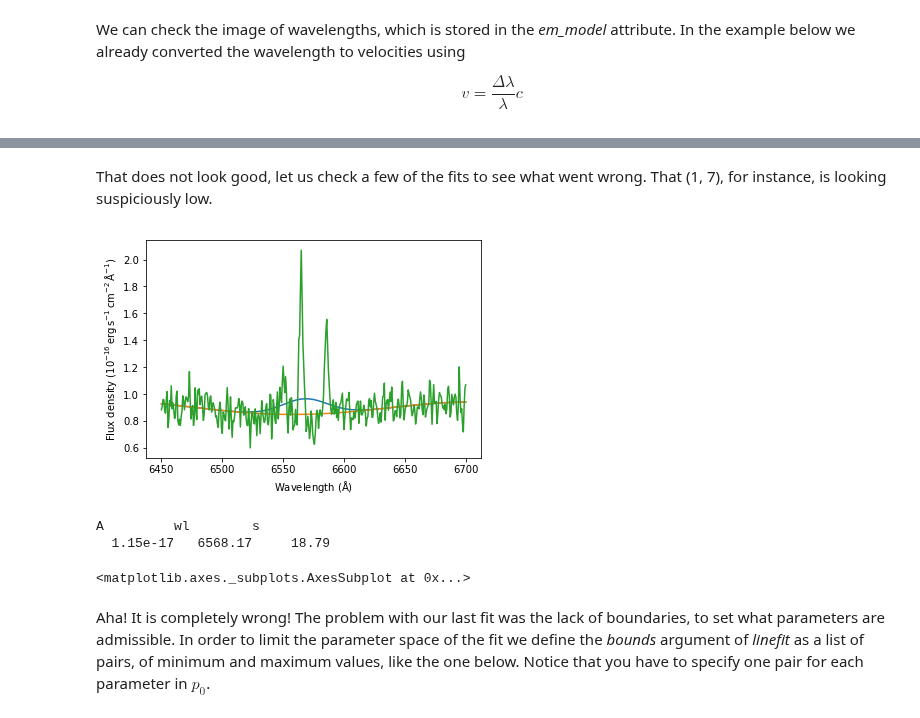
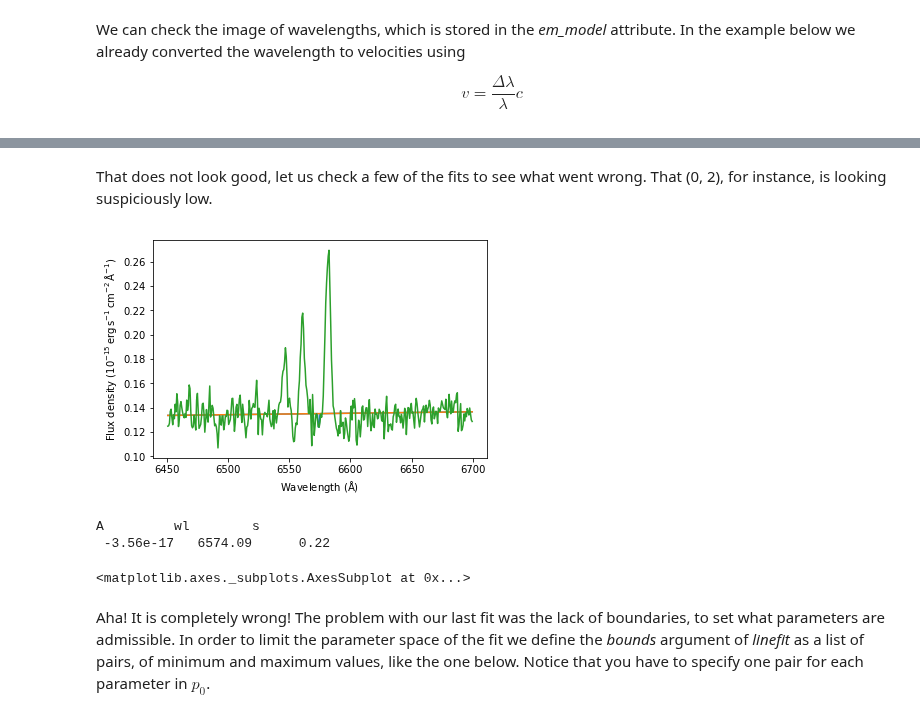
Before and after one commit to danielrd6/ifscube, a Jupyter notebook: ifscube/examples/cube_examples.ipynb, the cells around one changed output, grey strips where cells are left out. Saved outputs shown, nothing was run; the diff lists cells and outputs as text; code cells hidden in the pictures.

```diff
--- a/ifscube/examples/cube_examples.ipynb
+++ b/ifscube/examples/cube_examples.ipynb
@@ -91,11 +112,11 @@ plt.colorbar()
 # %% [markdown]
-That does not look good, let us check a few of the fits to see what went wrong. That (1, 7), for instance, is looking suspiciously low.
+That does not look good, let us check a few of the fits to see what went wrong. That (0, 2), for instance, is looking suspiciously low.
 # %%
-mycube.plotfit(1, 7)
+mycube.plotfit(1, 1)
 # %% [output]
-[figure, old version]
+[figure, new version]
 A         wl        s
-  1.15e-17   6568.17     18.79
+ -3.56e-17   6574.09      0.22
 <matplotlib.axes._subplots.AxesSubplot at 0x...>
 # %% [markdown]
 Aha! It is completely wrong! The problem with our last fit was the lack of boundaries, to set what parameters are admissible. In order to limit the parameter space of the fit we define the *bounds* argument of *linefit* as a list of pairs, of minimum and maximum values, like the one below. Notice that you have to specify one pair for each parameter in $p_0$.
```
Also changed, not shown: parts of 9 cells of this notebook.
